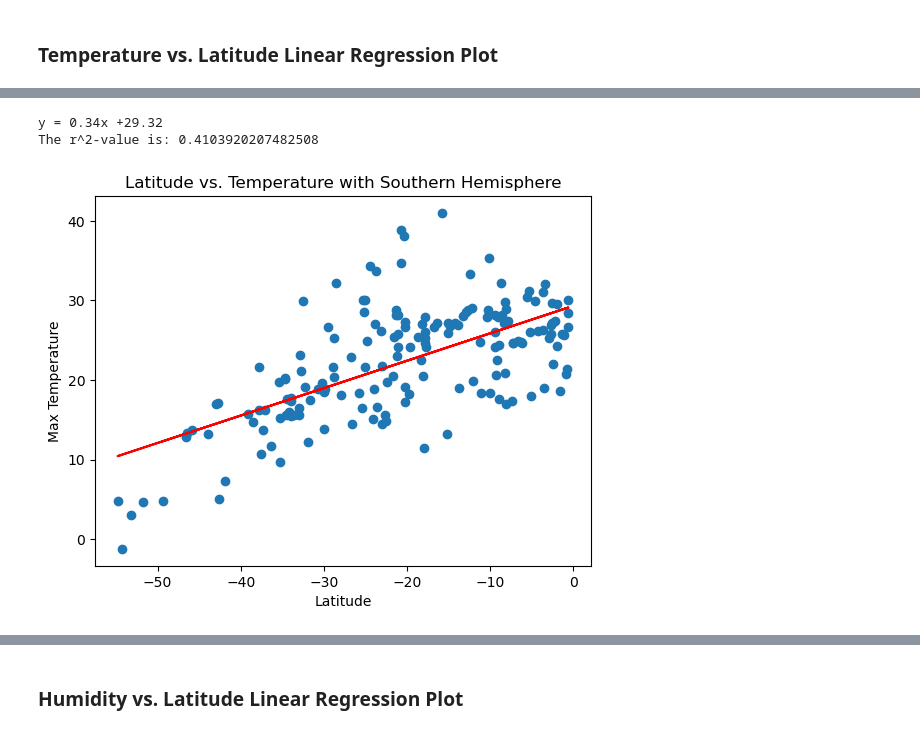
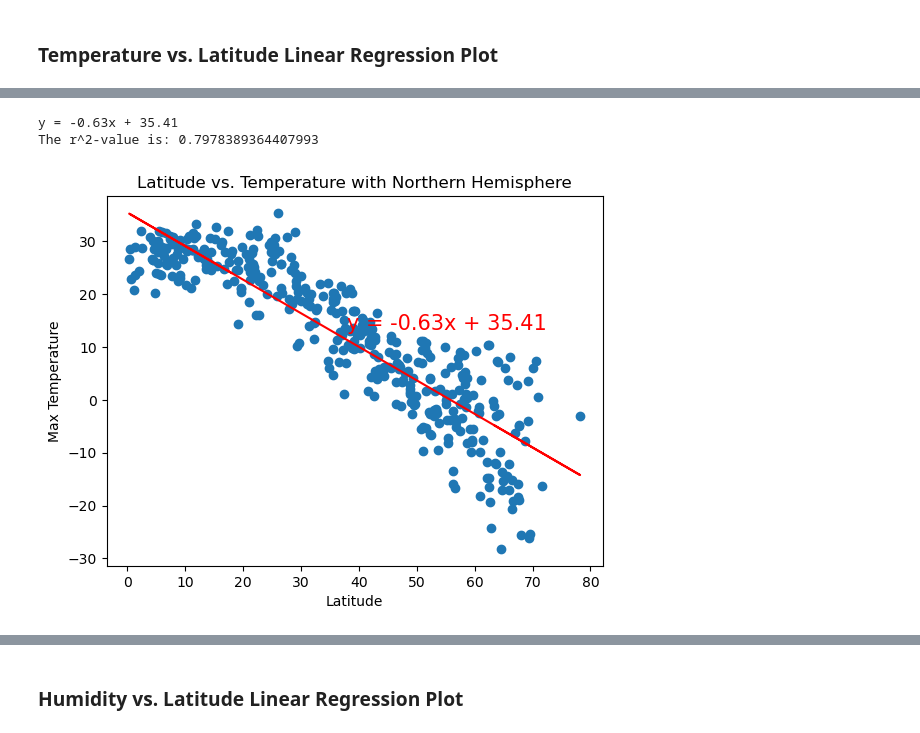
Before and after one commit to anhpham229/python-api-challenge, a Jupyter notebook: WeatherPy/WeatherPy.ipynb, the cells around one changed output, grey strips where cells are left out. Saved outputs shown, nothing was run; the diff lists cells and outputs as text; code cells hidden in the pictures.

```diff
--- a/WeatherPy/WeatherPy.ipynb
+++ b/WeatherPy/WeatherPy.ipynb
@@ -405,3 +387,21 @@ plt.show()
+# %%
+# Define a function to create Linear Regression plots
+def plot_linear_regression(x_values, y_values, x_label, y_label, title):
+    (slope, intercept, rvalue, pvalue, stderr) = linregress(x_values, y_values)
+    regress_values = x_values * slope + intercept
+    line_eq = f"y = {round(slope,2)}x + {round(intercept,2)}"
+    print(line_eq)
+    plt.scatter(x_values,y_values)
+    plt.plot(x_values,regress_values,"r-")
+
+    # Incorporate the other graph properties
+    plt.xlabel(x_label)
+    plt.ylabel(y_label)
+    plt.annotate(line_eq,(x_values.median(), y_values.median()),fontsize=15,color="red")
+    plt.title(title)
+    # Print r^2 value
+    print(f"The r^2-value is: {rvalue**2}")
+    plt.show()
 # %%
 # Create a DataFrame with the Northern Hemisphere data (Latitude >= 0)
 northern_hemi_df = city_data_df[city_data_df["Lat"] >=0]
@@ -458,23 +435,13 @@ The r^2-value is: 0.7615122849067445
-# %%
-# Linear regression on Southern Hemisphere
-x_values = southern_hemi_df['Lat']
-y_values = southern_hemi_df['Max Temp']
-(slope, intercept, rvalue, pvalue, stderr) = linregress(x_values, y_values)
-regress_values = x_values * slope + intercept
-line_eq = "y = " + str(round(slope,2)) + "x +" + str(round(intercept,2))
-print(line_eq)
-plt.scatter(x_values,y_values)
-plt.plot(x_values,regress_values,"r-")
-
-# Incorporate the other graph properties
-plt.xlabel('Latitude')
-plt.ylabel('Max Temperature')
-plt.annotate(line_eq,(20,15),fontsize=15,color="red")
-plt.title(f"Latitude vs. Temperature with Southern Hemisphere")
-# Print r^2 value
-print(f"The r^2-value is: {rvalue**2}")
-plt.show()
-# %% [output]
-y = 0.34x +29.32
-The r^2-value is: 0.4103920207482508
-[figure, removed]
+# %%
+# Linear regression on Northern Hemisphere
+plot_linear_regression(
+    x_values=northern_hemi_df['Lat'],
+    y_values=northern_hemi_df['Max Temp'],
+    x_label='Latitude',
+    y_label='Max Temperature',
+    title=f"Latitude vs. Temperature with Northern Hemisphere"
+)
+# %% [output]
+y = -0.63x + 35.41
+The r^2-value is: 0.7978389364407993
+[figure, added]
```
Also changed, not shown: parts of 35 cells of this notebook, 9 other files.
